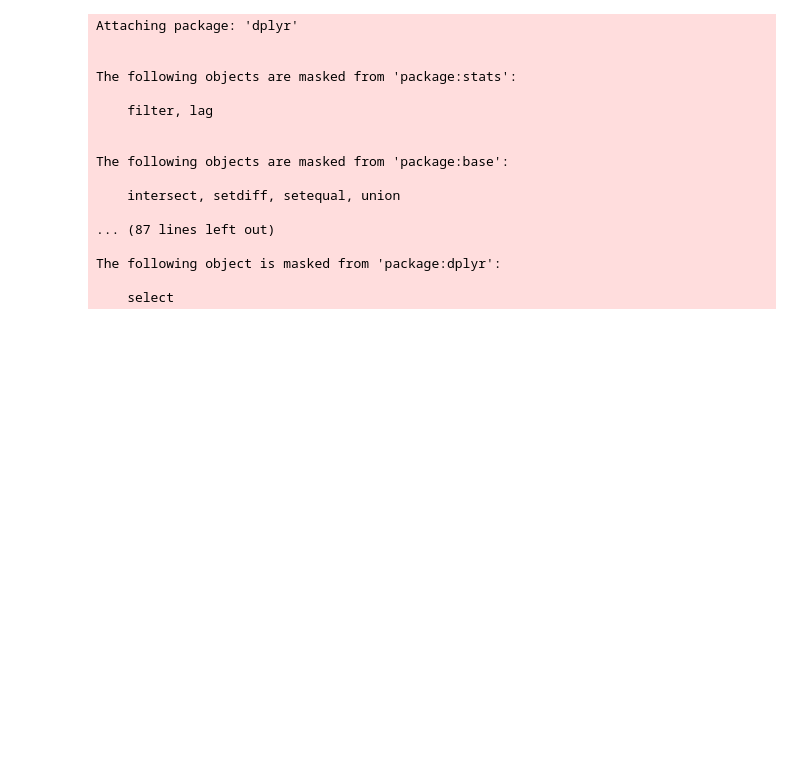
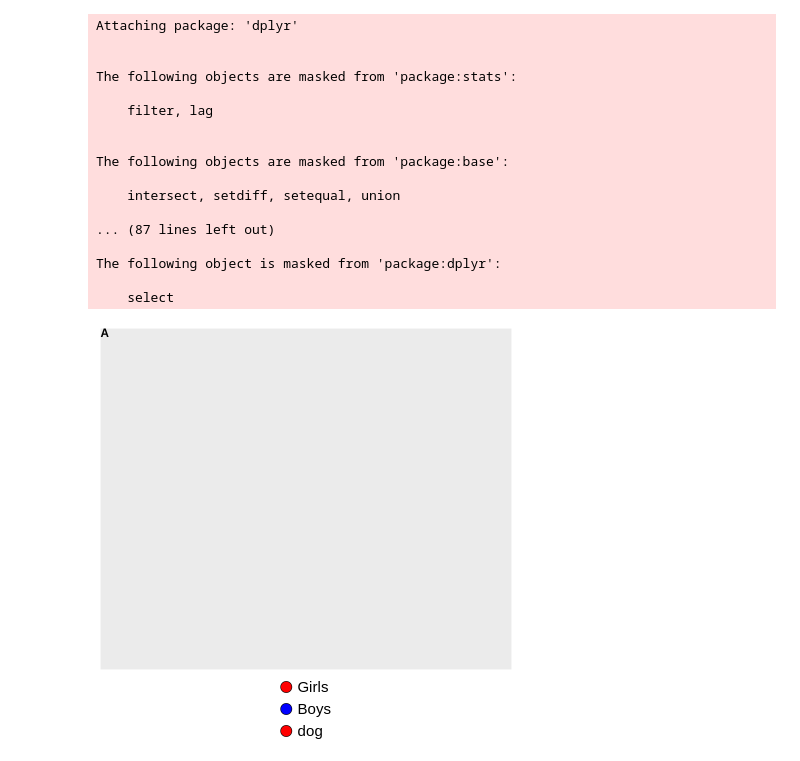
Before and after one commit to maxfieldk/rternaseq, a Jupyter notebook: scripts/ideogram.ipynb, the cells around one changed output. Saved outputs shown, nothing was run; the diff lists cells and outputs as text; code cells hidden in the pictures; blank space fills up the shorter version.

```diff
--- a/scripts/ideogram.ipynb
+++ b/scripts/ideogram.ipynb
@@ -33,3 +33,15 @@ The following objects are masked from 'package:base':
 The following object is masked from 'package:dplyr':
 
     select
+# %%
+makeLegendGrob <- function(labels, fill = c("red", "blue"), cex = 1.5) {
+    return(legendGrob(labels,
+        pch = 21,
+        gp = gpar(
+            col = "black",
+            fill = fill,
+            cex = cex
+        )
+    )
+    )
+}
@@ -36,3 +52,17 @@ The following object is masked from 'package:dplyr':
+# %%
+    legd <- makeLegendGrob(c("Girls", "Boys", "dog"))
+# %%
+p = ggplot()
+# %%
+        p <- plot_grid(p + theme(legend.position = "none"),
+            nrow = 1,
+            rel_widths = c(1), labels = "AUTO",
+            align = "vh",
+            axis = "bt")
+# %%
+plot_grid(p, legd, nrow = 2, rel_heights = c(1,0.2))
+# %% [output]
+[figure, added]
 # %%
 get_ideogram_labels = function(rtedf, elementlist, namedmarkerlist, namedcolorlist) {
     tempdf = rtedf[,c(1,3,4,5)]
```
Also changed, not shown: parts of 9 cells of this notebook, 4 other files.
